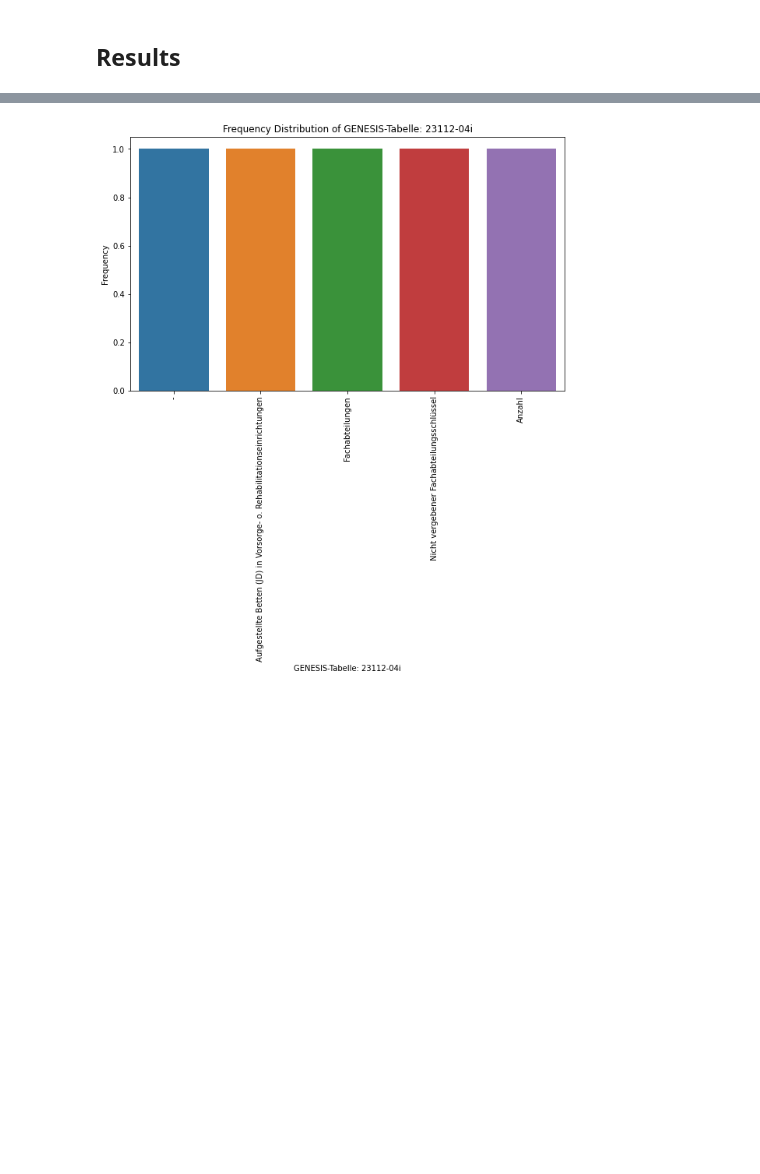
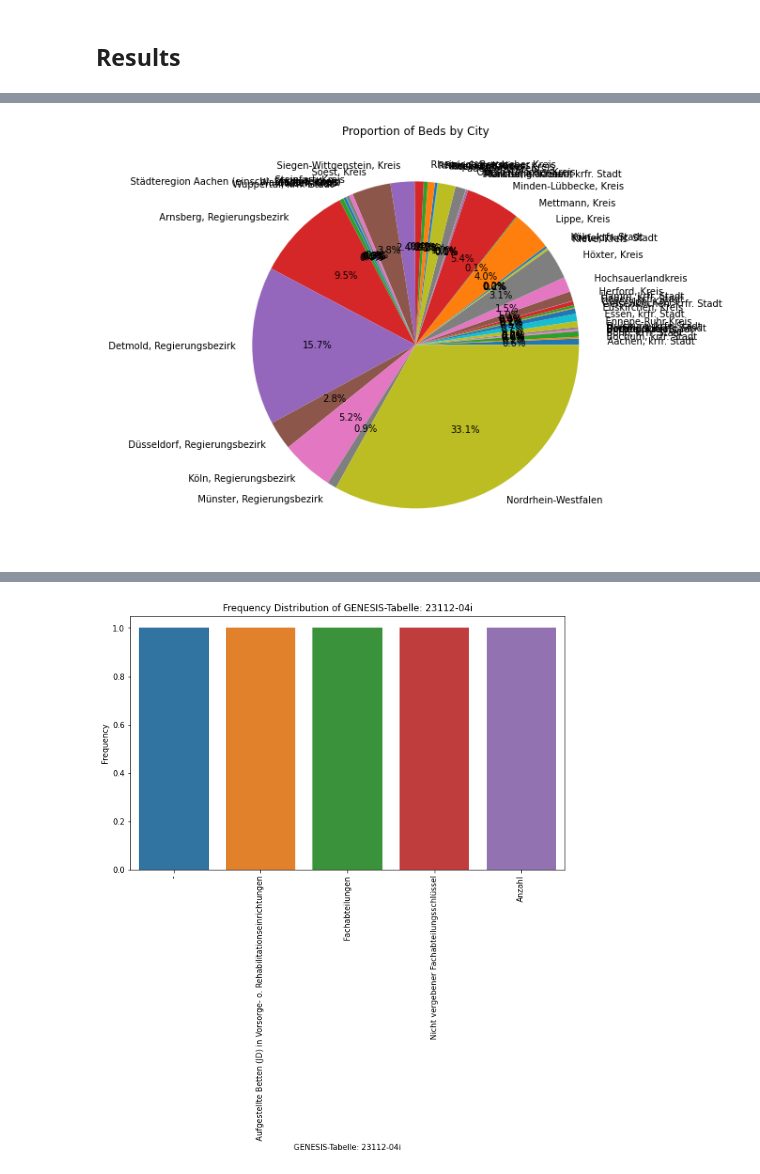
Before and after one commit to siddharthmane/made-template, a Jupyter notebook: project/report.ipynb, the cells around one changed output, grey strips where cells are left out. Cells and saved outputs as stored; diff of their text form; code cells hidden in the pictures; blank space fills up the shorter version.

```diff
--- a/project/report.ipynb
+++ b/project/report.ipynb
@@ -46,0 +150,8 @@ Requirement already satisfied: six>=1.5 in c:\users\91957\appdata\local\programs
+# %%
+city_totals = beddata_df.groupby('city')['setup beds in rehab Total'].sum()
+city_totals.plot(kind='pie', autopct='%1.1f%%', figsize=(8, 8))
+plt.title('Proportion of Beds by City')
+plt.ylabel('')  # Hide the y-label
+plt.show()
+# %% [output]
+[figure, added]
```
Also changed, not shown: parts of 11 cells of this notebook, 4 other files.
